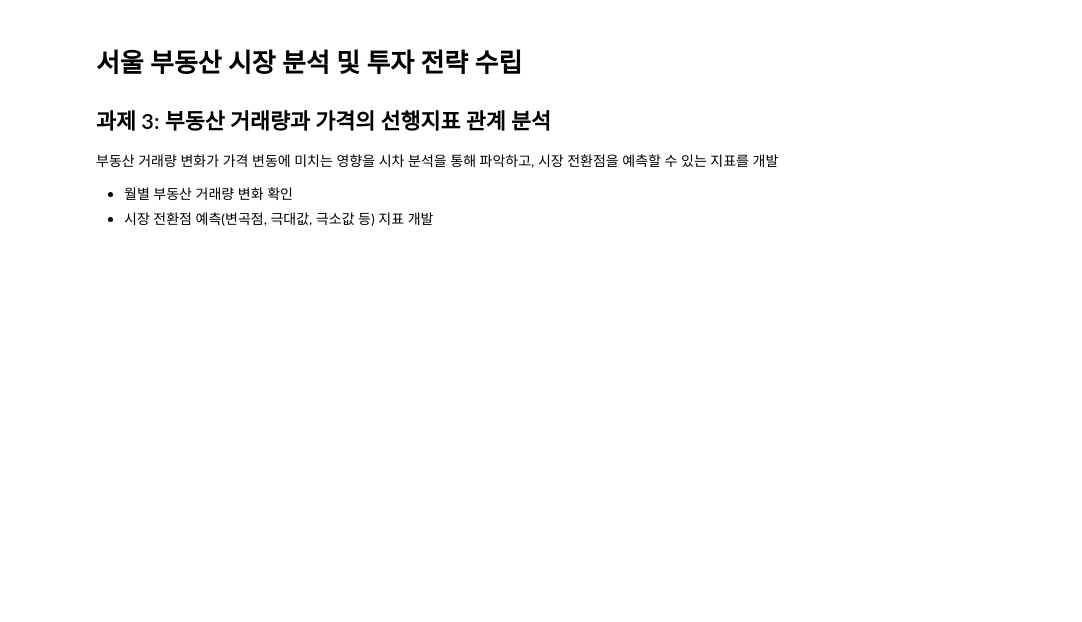
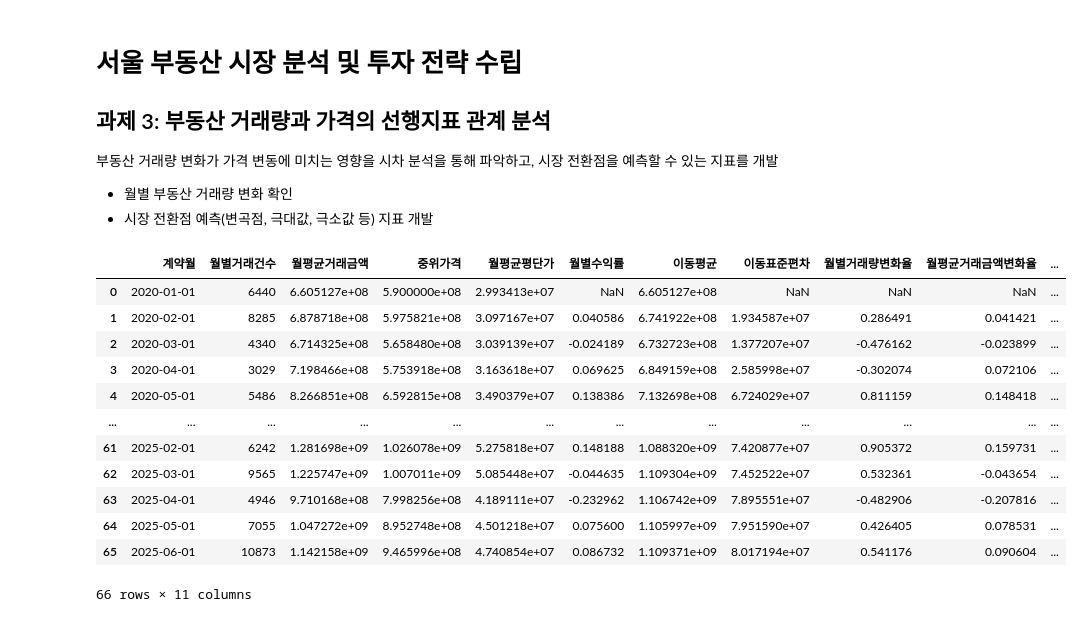
Before and after one commit to krystallinekim/pjt-DataAnalysis-Korean_Real_Estate, a Jupyter notebook: 03_leading_indicators.ipynb, the cells around one changed output. Saved outputs shown, nothing was run; the diff lists cells and outputs as text; code cells hidden in the pictures; blank space fills up the shorter version.

```diff
--- a/03_leading_indicators.ipynb
+++ b/03_leading_indicators.ipynb
@@ -24,8 +24,25 @@ df_sales['계약월'] = pd.to_datetime(df_sales['계약월'], format='%Y-%m-%d')
 # %%
 # 월별 계산
 from da_utils.calc_monthly_annual import calc_monthly_annual
 monthly_stats, _ = calc_monthly_annual(df_sales)
 
 # 월별 거래량, 평단가 변화율 계산
 monthly_stats['월별거래량변화율'] = monthly_stats['월별거래건수'].pct_change()
-monthly_stats['월별평단가변화율'] = monthly_stats['월평균평단가'].pct_change()
+monthly_stats['월평균거래금액변화율'] = monthly_stats['월평균거래금액'].pct_change()
+monthly_stats['월평균평단가변화율'] = monthly_stats['월평균평단가'].pct_change()
+
+display(monthly_stats)
+# %% [output]
+|  | 계약월 | 월별거래건수 | 월평균거래금액 | 중위가격 | 월평균평단가 | 월별수익률 | 이동평균 | 이동표준편차 | 월별거래량변화율 | 월평균거래금액변화율 | ... |
+| 0 | 2020-01-01 | 6440 | 6.605127e+08 | 5.900000e+08 | 2.993413e+07 | NaN | 6.605127e+08 | NaN | NaN | NaN | ... |
+| 1 | 2020-02-01 | 8285 | 6.878718e+08 | 5.975821e+08 | 3.097167e+07 | 0.040586 | 6.741922e+08 | 1.934587e+07 | 0.286491 | 0.041421 | ... |
+| 2 | 2020-03-01 | 4340 | 6.714325e+08 | 5.658480e+08 | 3.039139e+07 | -0.024189 | 6.732723e+08 | 1.377207e+07 | -0.476162 | -0.023899 | ... |
+| 3 | 2020-04-01 | 3029 | 7.198466e+08 | 5.753918e+08 | 3.163618e+07 | 0.069625 | 6.849159e+08 | 2.585998e+07 | -0.302074 | 0.072106 | ... |
+| 4 | 2020-05-01 | 5486 | 8.266851e+08 | 6.592815e+08 | 3.490379e+07 | 0.138386 | 7.132698e+08 | 6.724029e+07 | 0.811159 | 0.148418 | ... |
+| ... | ... | ... | ... | ... | ... | ... | ... | ... | ... | ... | ... |
+| 61 | 2025-02-01 | 6242 | 1.281698e+09 | 1.026078e+09 | 5.275818e+07 | 0.148188 | 1.088320e+09 | 7.420877e+07 | 0.905372 | 0.159731 | ... |
+| 62 | 2025-03-01 | 9565 | 1.225747e+09 | 1.007011e+09 | 5.085448e+07 | -0.044635 | 1.109304e+09 | 7.452522e+07 | 0.532361 | -0.043654 | ... |
+| 63 | 2025-04-01 | 4946 | 9.710168e+08 | 7.998256e+08 | 4.189111e+07 | -0.232962 | 1.106742e+09 | 7.895551e+07 | -0.482906 | -0.207816 | ... |
+| 64 | 2025-05-01 | 7055 | 1.047272e+09 | 8.952748e+08 | 4.501218e+07 | 0.075600 | 1.105997e+09 | 7.951590e+07 | 0.426405 | 0.078531 | ... |
+| 65 | 2025-06-01 | 10873 | 1.142158e+09 | 9.465996e+08 | 4.740854e+07 | 0.086732 | 1.109371e+09 | 8.017194e+07 | 0.541176 | 0.090604 | ... |
+66 rows × 11 columns
```
Also changed, not shown: parts of 8 cells of this notebook.
